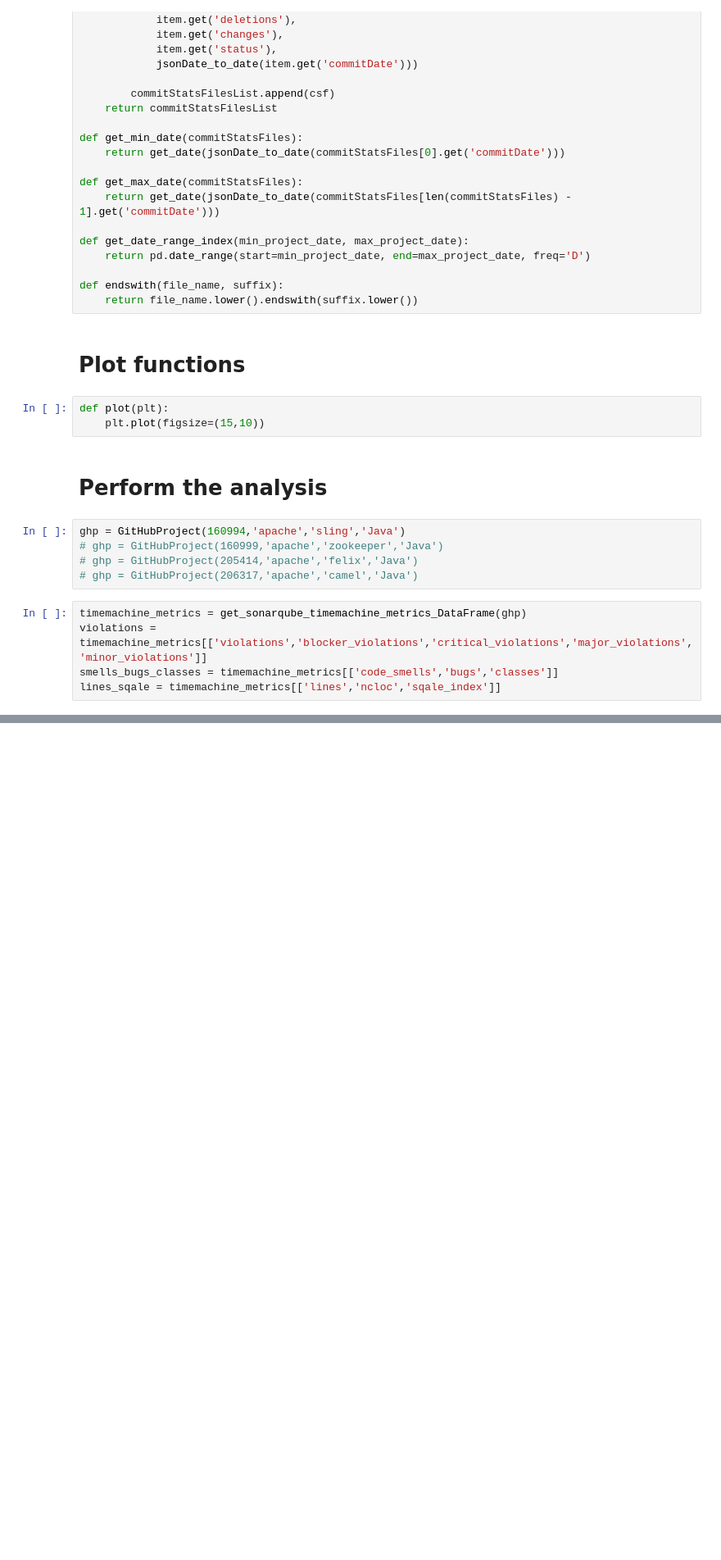
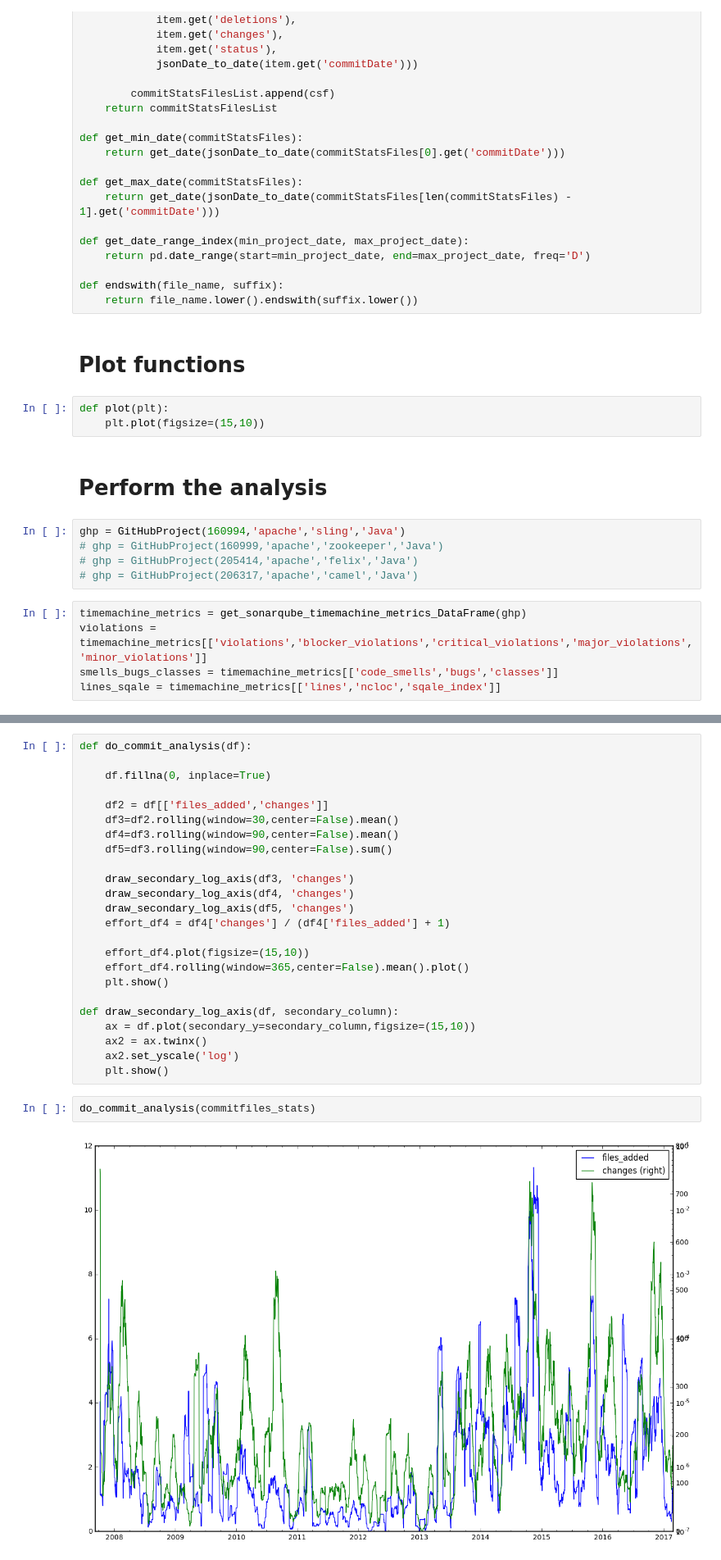
Before and after one commit to digeo/SonarQubeTSAnalysis, a Jupyter notebook: TS-CommitsStatsAndSonarQubeMetrics.ipynb, the cells around one changed output, grey strips where cells are left out. Shown at 82% size. Cells and saved outputs as stored; diff of their text form; blank space fills up the shorter version.

```diff
--- a/TS-CommitsStatsAndSonarQubeMetrics.ipynb
+++ b/TS-CommitsStatsAndSonarQubeMetrics.ipynb
@@ -400,0 +401,28 @@ plot(lines_sqale.fillna(method='ffill'))
+# %%
+def do_commit_analysis(df):
+
+    df.fillna(0, inplace=True)
+
+    df2 = df[['files_added','changes']]
+    df3=df2.rolling(window=30,center=False).mean()
+    df4=df3.rolling(window=90,center=False).mean()
+    df5=df3.rolling(window=90,center=False).sum()
+
+    draw_secondary_log_axis(df3, 'changes')
+    draw_secondary_log_axis(df4, 'changes')
+    draw_secondary_log_axis(df5, 'changes')
+    effort_df4 = df4['changes'] / (df4['files_added'] + 1)
+
+    effort_df4.plot(figsize=(15,10))
+    effort_df4.rolling(window=365,center=False).mean().plot()
+    plt.show()
+
+def draw_secondary_log_axis(df, secondary_column):
+    ax = df.plot(secondary_y=secondary_column,figsize=(15,10))
+    ax2 = ax.twinx()
+    ax2.set_yscale('log')
+    plt.show()
+# %%
+do_commit_analysis(commitfiles_stats)
+# %% [output]
+[figure, added]
```
Also changed, not shown: parts of 4 cells of this notebook, 4 other files.
